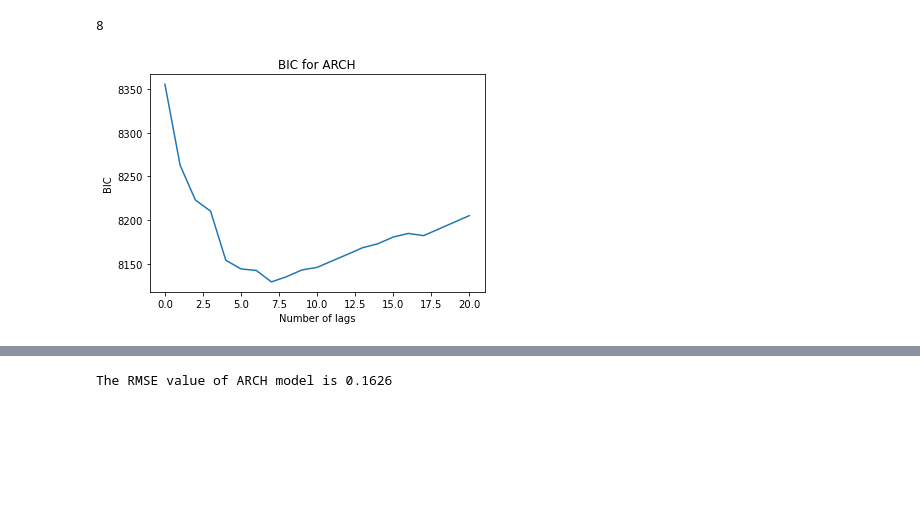
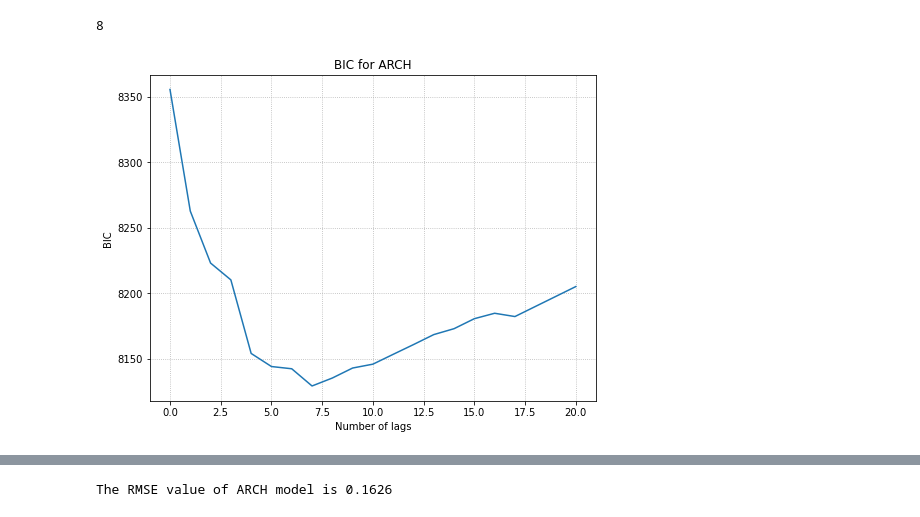
Before and after one commit to AmirDehkordi/Implied-VOL, a Jupyter notebook: Volatility.ipynb, the cells around one changed output, grey strips where cells are left out. Saved outputs shown, nothing was run; the diff lists cells and outputs as text; code cells hidden in the pictures; blank space fills up the shorter version.

```diff
--- a/Volatility.ipynb
+++ b/Volatility.ipynb
@@ -214,12 +189,14 @@ best_param # Extracting the best number of lags
 8
 # %%
 # Plotting the Bayesian Information Criterion for the ARCH model w.r.t. lag
+plt.figure(figsize=(8, 6))
 plt.plot(bic_arch)
 plt.title('BIC for ARCH')
 plt.ylabel('BIC')
-plt.xlabel('Number of lags');
+plt.xlabel('Number of lags')
+plt.grid(linestyle=':');
 # %% [output]
-[figure, old version]
+[figure, new version]
 # %%
 arch = arch_model(df['return'], mean='zero', vol='ARCH', p=best_param)\
                  .fit(disp='off') # Building the model based on the best lag
```
Also changed, not shown: parts of 23 cells of this notebook.
